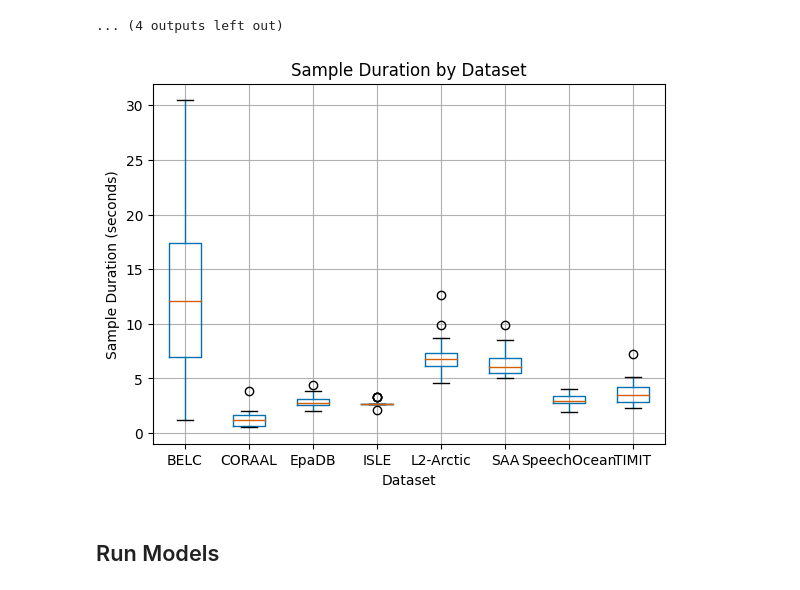
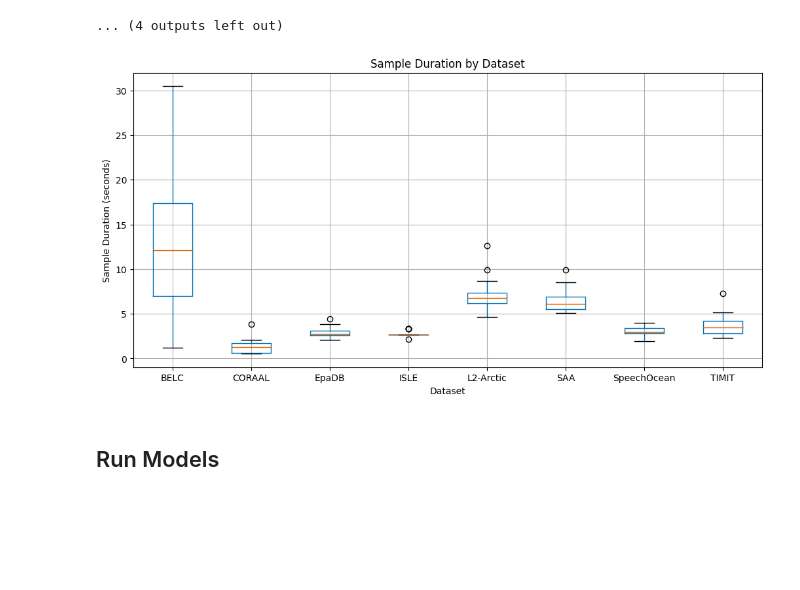
Before and after one commit to KoelLabs/ML, a Jupyter notebook: notebooks/Eval/ASR_eval.ipynb, the cells around one changed output. Saved outputs shown, nothing was run; the diff lists cells and outputs as text; code cells hidden in the pictures; blank space fills up the shorter version.

```diff
--- a/notebooks/Eval/ASR_eval.ipynb
+++ b/notebooks/Eval/ASR_eval.ipynb
@@ -107,21 +107,21 @@ Metadata: Arabic  -  yes um it seems that from the first pictures this is like a
 # %%
 all_lengths = pd.DataFrame(columns=["dataset", "length"])
 for name, dataset, _ in testsets:
     lengths = []
     for s in dataset[:22]: # type: ignore
         lengths.append(len(s[1]) / TARGET_SAMPLE_RATE) # type: ignore
     all_lengths = pd.concat([all_lengths, pd.DataFrame({
         'dataset': [name] * len(lengths),
         'length': lengths
     })])
-ax = all_lengths.boxplot('length', by='dataset')
+ax = all_lengths.boxplot('length', by='dataset', figsize=(12, 6))
 ax.set_xlabel("Dataset")
 ax.set_ylabel("Sample Duration (seconds)")
 ax.set_title("Sample Duration by Dataset")
 plt.suptitle("")
 plt.show()
 # %% [output]
-[figure, old version]
+[figure, new version]
 # %% [markdown]
 ## Run Models
 # %%
```
Also changed, not shown: parts of 2 cells of this notebook.
